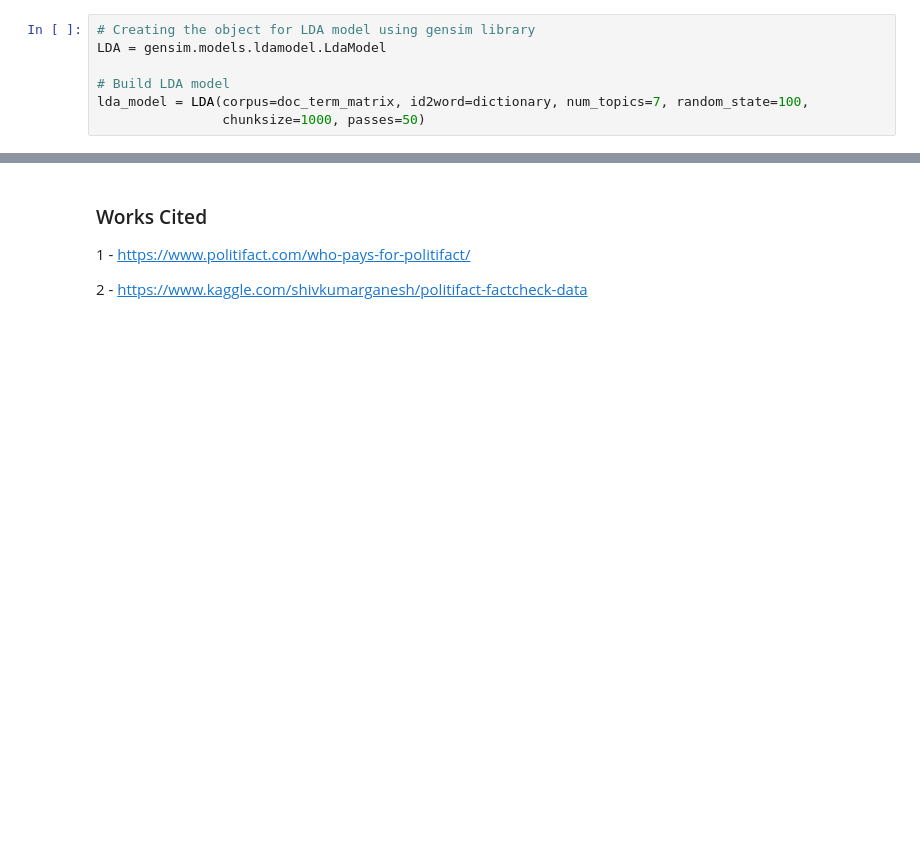
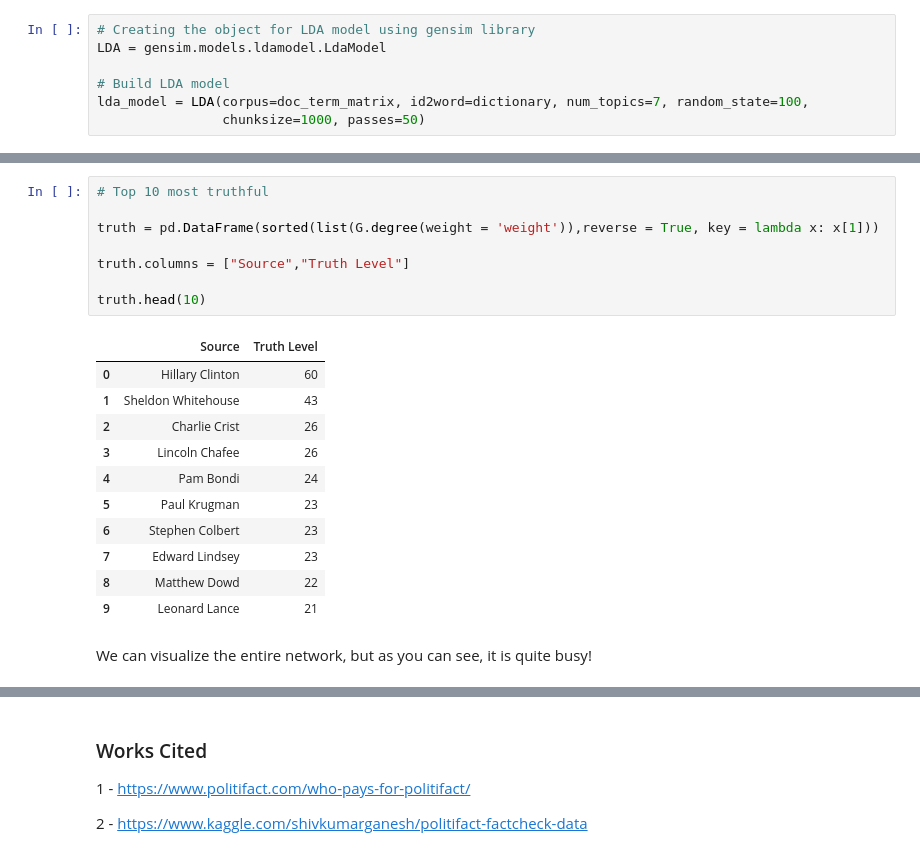
Before and after one commit to lysanthus/DATA620_Final, a Jupyter notebook: Final Project - DRAFT.ipynb, the cells around one changed output, grey strips where cells are left out. Saved outputs shown, nothing was run; the diff lists cells and outputs as text; blank space fills up the shorter version.

```diff
--- a/Final Project - DRAFT.ipynb
+++ b/Final Project - DRAFT.ipynb
@@ -239,0 +311,22 @@ topic
+# %%
+# Top 10 most truthful
+
+truth = pd.DataFrame(sorted(list(G.degree(weight = 'weight')),reverse = True, key = lambda x: x[1]))
+
+truth.columns = ["Source","Truth Level"]
+
+truth.head(10)
+# %% [output]
+|  | Source | Truth Level |
+| 0 | Hillary Clinton | 60 |
+| 1 | Sheldon Whitehouse | 43 |
+| 2 | Charlie Crist | 26 |
+| 3 | Lincoln Chafee | 26 |
+| 4 | Pam Bondi | 24 |
+| 5 | Paul Krugman | 23 |
+| 6 | Stephen Colbert | 23 |
+| 7 | Edward Lindsey | 23 |
+| 8 | Matthew Dowd | 22 |
+| 9 | Leonard Lance | 21 |
+# %% [markdown]
+We can visualize the entire network, but as you can see, it is quite busy!
```
Also changed, not shown: parts of 41 cells of this notebook, 9 other files.
